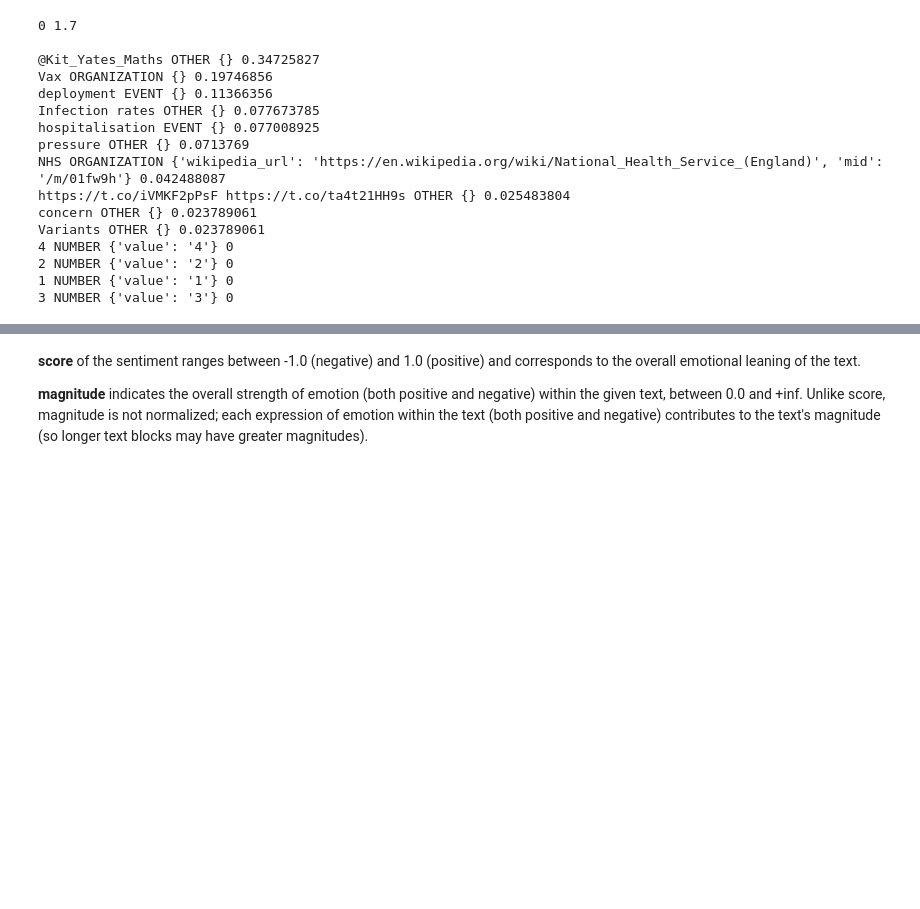
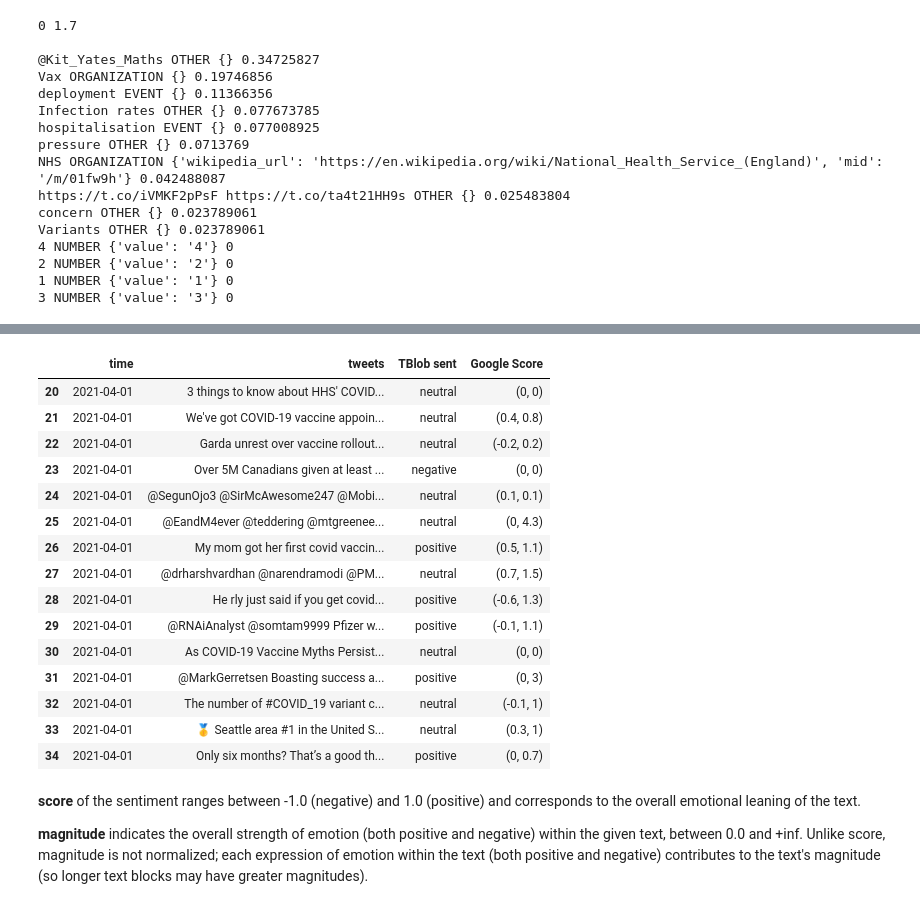
Before and after one commit to cassnutt/worldwide_covid19_vaccines, a Jupyter notebook: Twitter Workbook.ipynb, the cells around one changed output, grey strips where cells are left out. Cells and saved outputs as stored; diff of their text form; code cells hidden in the pictures; blank space fills up the shorter version.

Commit message:
google nlp functions

```diff
--- a/Twitter Workbook.ipynb
+++ b/Twitter Workbook.ipynb
@@ -387,3 +407,22 @@ Variants OTHER {} 0.023789061
+# %%
+trial_df
+# %% [output]
+|  | time | tweets | TBlob sent | Google Score |
+| 20 | 2021-04-01 | 3 things to know about HHS' COVID... | neutral | (0, 0) |
+| 21 | 2021-04-01 | We've got COVID-19 vaccine appoin... | neutral | (0.4, 0.8) |
+| 22 | 2021-04-01 | Garda unrest over vaccine rollout... | neutral | (-0.2, 0.2) |
+| 23 | 2021-04-01 | Over 5M Canadians given at least ... | negative | (0, 0) |
+| 24 | 2021-04-01 | @SegunOjo3 @SirMcAwesome247 @Mobi... | neutral | (0.1, 0.1) |
+| 25 | 2021-04-01 | @EandM4ever @teddering @mtgreenee... | neutral | (0, 4.3) |
+| 26 | 2021-04-01 | My mom got her first covid vaccin... | positive | (0.5, 1.1) |
+| 27 | 2021-04-01 | @drharshvardhan @narendramodi @PM... | neutral | (0.7, 1.5) |
+| 28 | 2021-04-01 | He rly just said if you get covid... | positive | (-0.6, 1.3) |
+| 29 | 2021-04-01 | @RNAiAnalyst @somtam9999 Pfizer w... | positive | (-0.1, 1.1) |
+| 30 | 2021-04-01 | As COVID-19 Vaccine Myths Persist... | neutral | (0, 0) |
+| 31 | 2021-04-01 | @MarkGerretsen Boasting success a... | positive | (0, 3) |
+| 32 | 2021-04-01 | The number of #COVID_19 variant c... | neutral | (-0.1, 1) |
+| 33 | 2021-04-01 | 🥇 Seattle area #1 in the United S... | neutral | (0.3, 1) |
+| 34 | 2021-04-01 | Only six months? That’s a good th... | positive | (0, 0.7) |
 # %% [markdown]
 **score** of the sentiment ranges between -1.0 (negative) and 1.0 (positive) and corresponds to the overall emotional leaning of the text.
 
```
Also changed, not shown: parts of 2 cells of this notebook.
